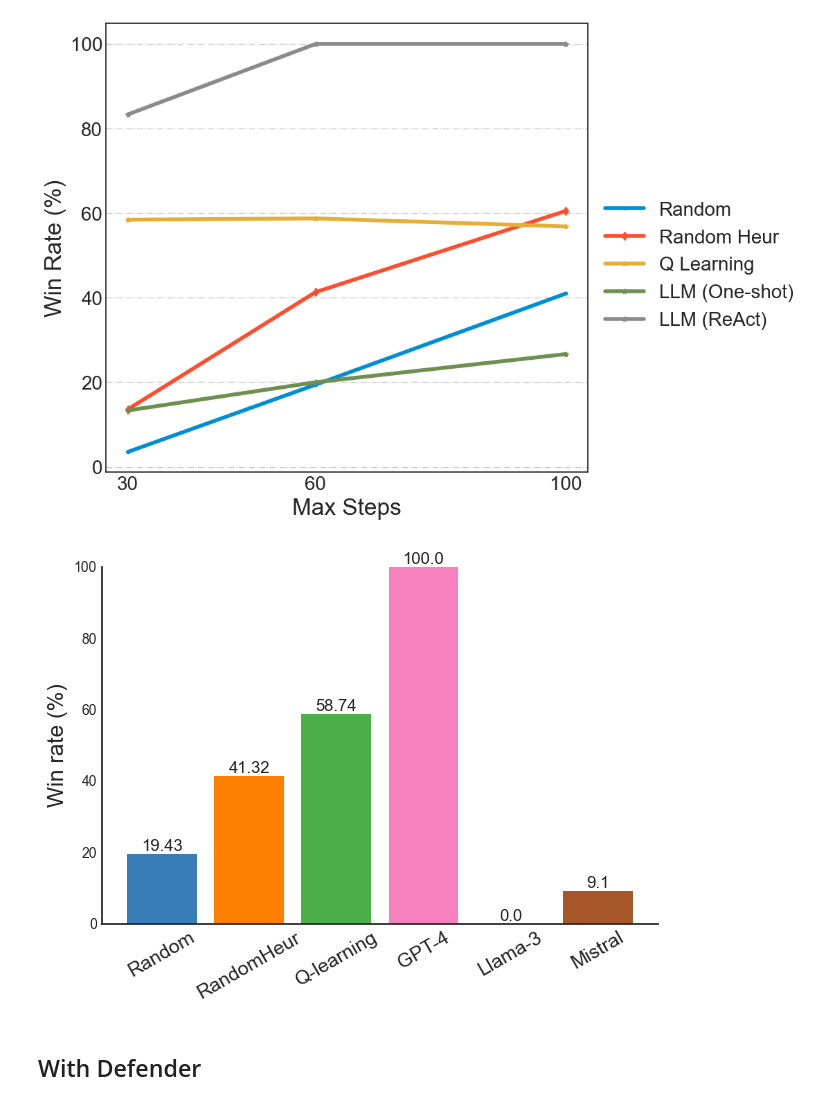
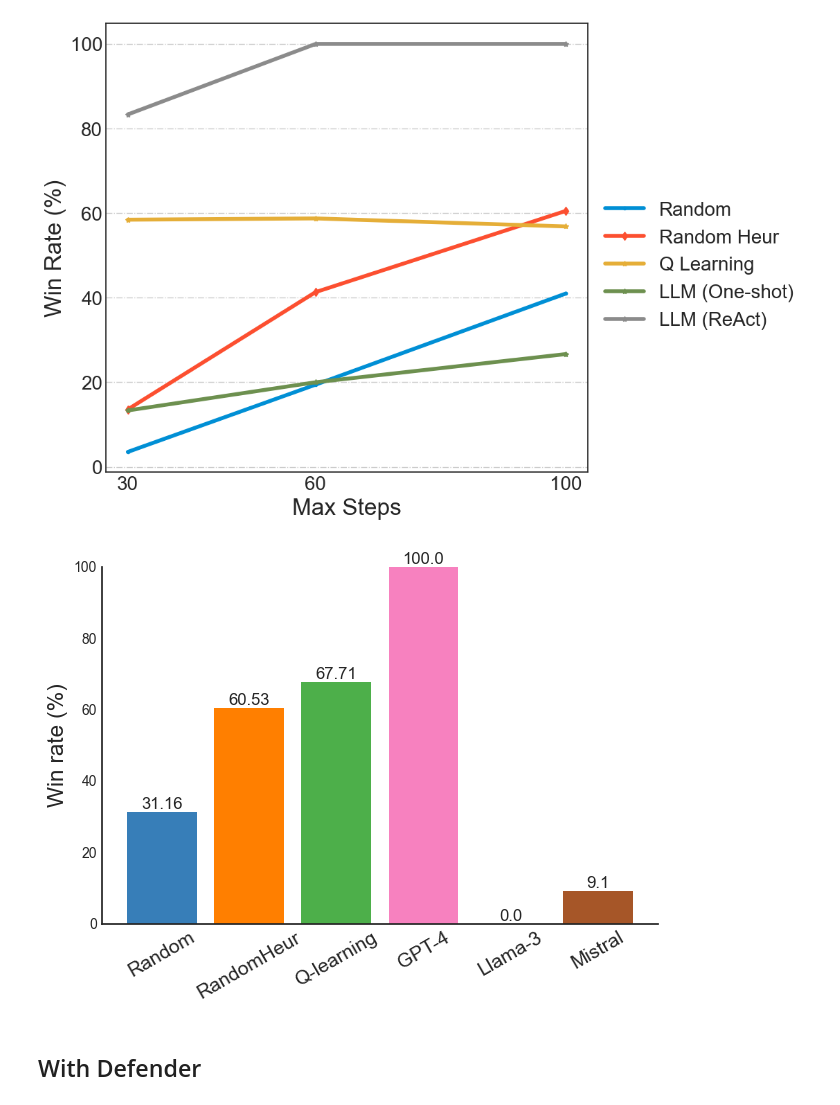
Before and after one commit to stratosphereips/NetSecGame, a Jupyter notebook: notebooks/paper_return_win_rate_full.ipynb, the cells around one changed output. Drawn from its saved outputs; the diff is of its cells as text; code cells hidden in the pictures.

Commit message:
Final figures

```diff
--- a/notebooks/paper_return_win_rate_full.ipynb
+++ b/notebooks/paper_return_win_rate_full.ipynb
@@ -124,29 +124,29 @@ ax.yaxis.grid(True, linestyle='-.')
 # %%
 plt.style.use('seaborn-v0_8-white')
 
 fig, ax = plt.subplots()
 
 models = ['Random', 'RandomHeur', 'Q-learning', 'GPT-4', 'Llama-3', 'Mistral']
-win_rates = [19.43, 41.32, 58.74, 100, 0, 9.1]
+win_rates = [31.16, 60.53, 67.71, 100, 0, 9.1]
 colors = ['#377eb8', '#ff7f00', '#4daf4a', '#f781bf', '#377eb8', '#a65628']
 
 
 bars = ax.bar(models, win_rates, color=colors)
 for bar in bars:
     height = bar.get_height()
     ax.text(bar.get_x() + bar.get_width()/2., height,
             f'{height}',
             ha='center', va='bottom', fontsize=12)
 
 # ax.yaxis.grid(True, linestyle='-.')
 ax.set_ylabel('Win rate (%)', fontsize=16)
 ax.spines[['right', 'top']].set_visible(False)
 plt.ylim(0, 100)
 plt.xticks(rotation=30, fontsize=14)
 plt.tight_layout()
 plt.savefig('avg_win_no_def_full_lnai.png', dpi=300)
 # %% [output]
-[figure, old version]
+[figure, new version]
 # %% [markdown]
 ## With Defender
 # %% [markdown]
```
Also changed, not shown: parts of 1 cell of this notebook, 1 other file.
